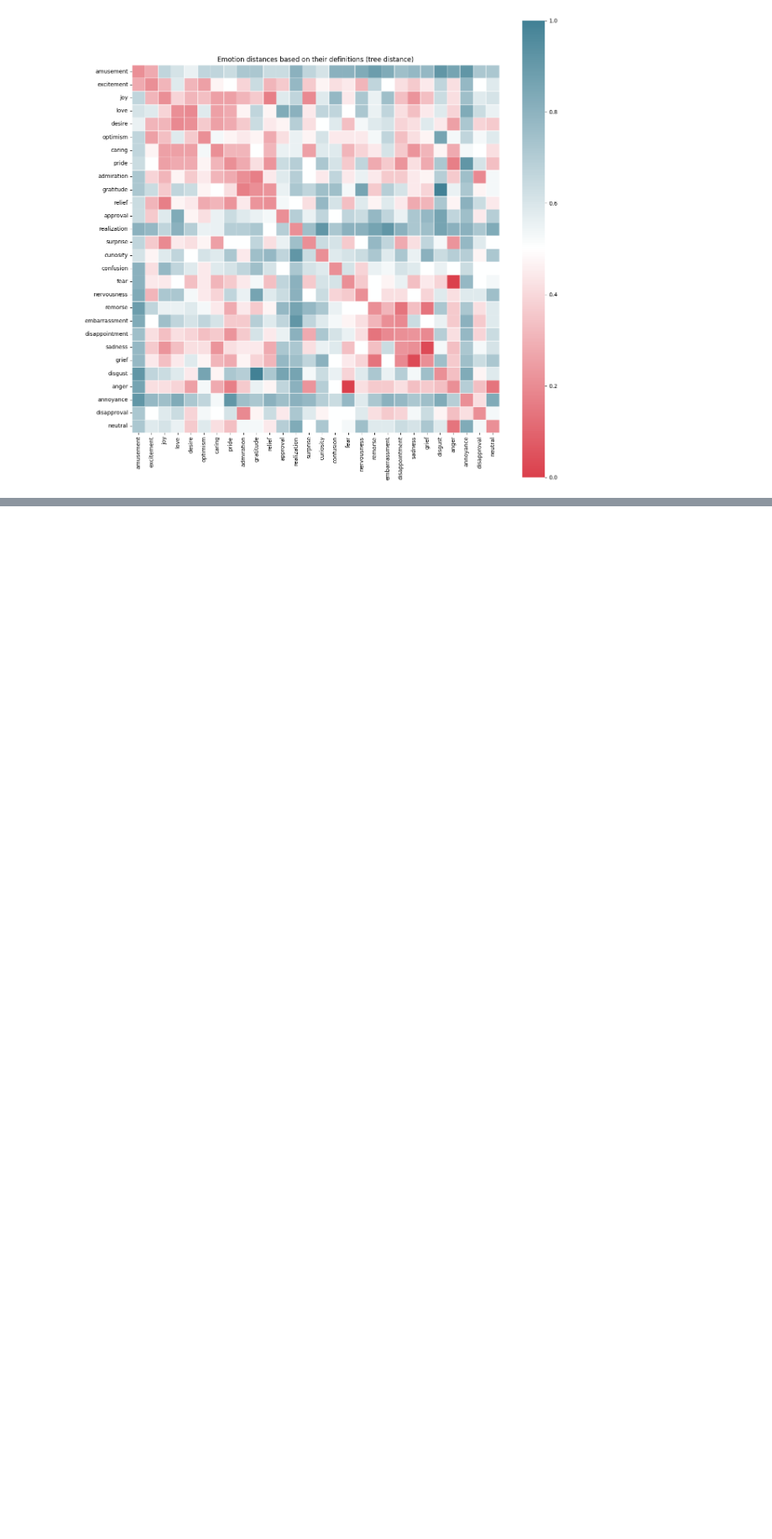
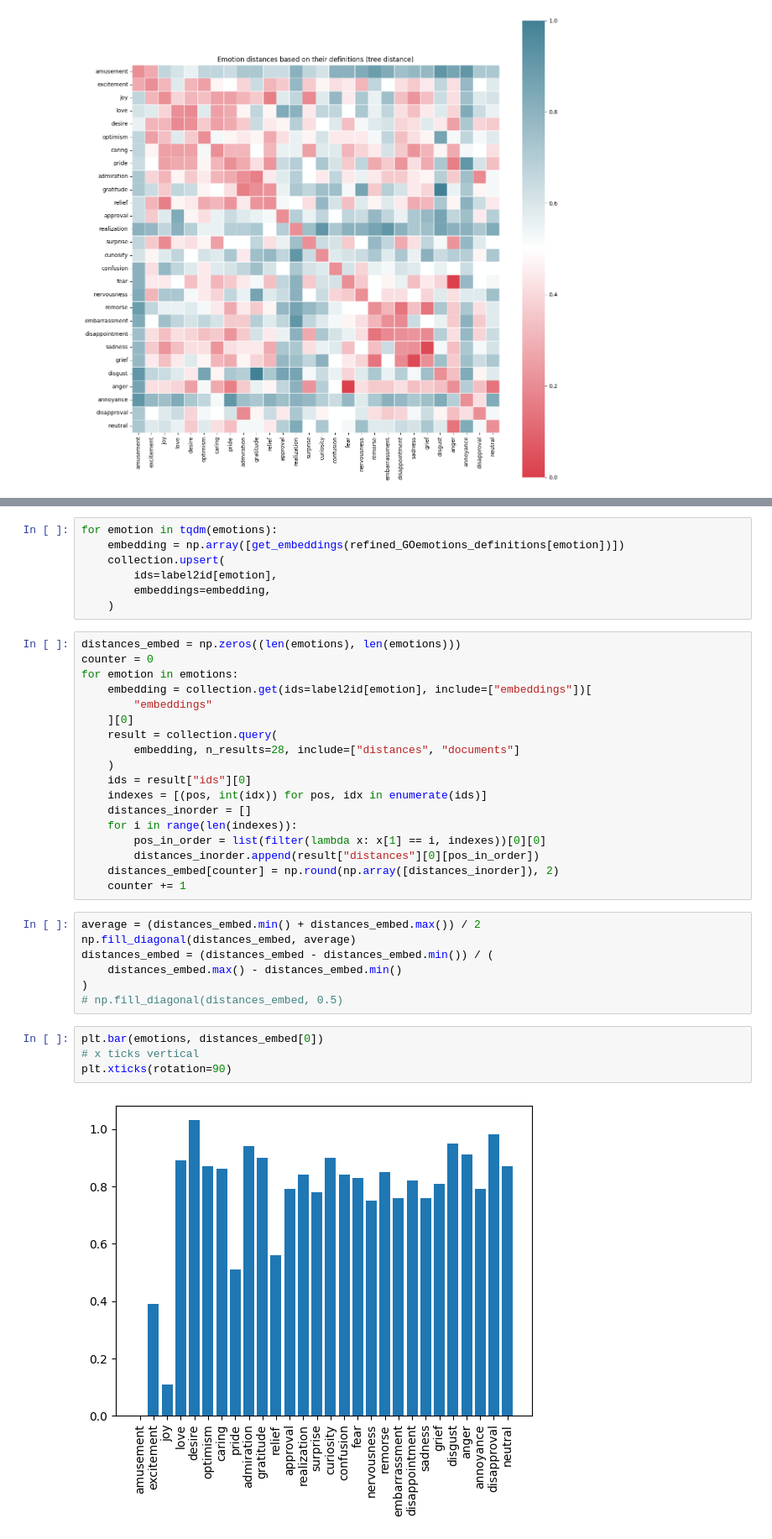
Before and after one commit to AminMohamed-3/LEGO, a Jupyter notebook: notebooks/distance_embd.ipynb, the cells around one changed output, grey strips where cells are left out. Shown at 84% size. Saved outputs shown, nothing was run; the diff lists cells and outputs as text; blank space fills up the shorter version.

```diff
--- a/notebooks/distance_embd.ipynb
+++ b/notebooks/distance_embd.ipynb
@@ -354,0 +417,38 @@ plt.show()
+# %%
+for emotion in tqdm(emotions):
+    embedding = np.array([get_embeddings(refined_GOemotions_definitions[emotion])])
+    collection.upsert(
+        ids=label2id[emotion],
+        embeddings=embedding,
+    )
+# %%
+distances_embed = np.zeros((len(emotions), len(emotions)))
+counter = 0
+for emotion in emotions:
+    embedding = collection.get(ids=label2id[emotion], include=["embeddings"])[
+        "embeddings"
+    ][0]
+    result = collection.query(
+        embedding, n_results=28, include=["distances", "documents"]
+    )
+    ids = result["ids"][0]
+    indexes = [(pos, int(idx)) for pos, idx in enumerate(ids)]
+    distances_inorder = []
+    for i in range(len(indexes)):
+        pos_in_order = list(filter(lambda x: x[1] == i, indexes))[0][0]
+        distances_inorder.append(result["distances"][0][pos_in_order])
+    distances_embed[counter] = np.round(np.array([distances_inorder]), 2)
+    counter += 1
+# %%
+average = (distances_embed.min() + distances_embed.max()) / 2
+np.fill_diagonal(distances_embed, average)
+distances_embed = (distances_embed - distances_embed.min()) / (
+    distances_embed.max() - distances_embed.min()
+)
+# np.fill_diagonal(distances_embed, 0.5)
+# %%
+plt.bar(emotions, distances_embed[0])
+# x ticks vertical
+plt.xticks(rotation=90)
+# %% [output]
+[figure, added]
```
Also changed, not shown: parts of 11 cells of this notebook.
